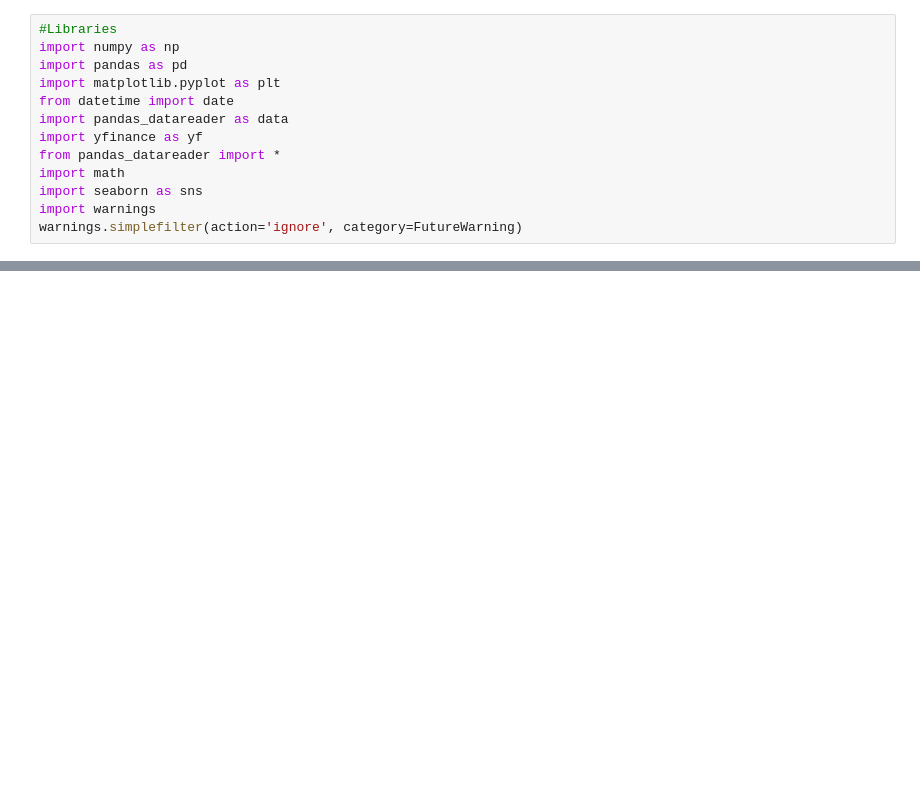
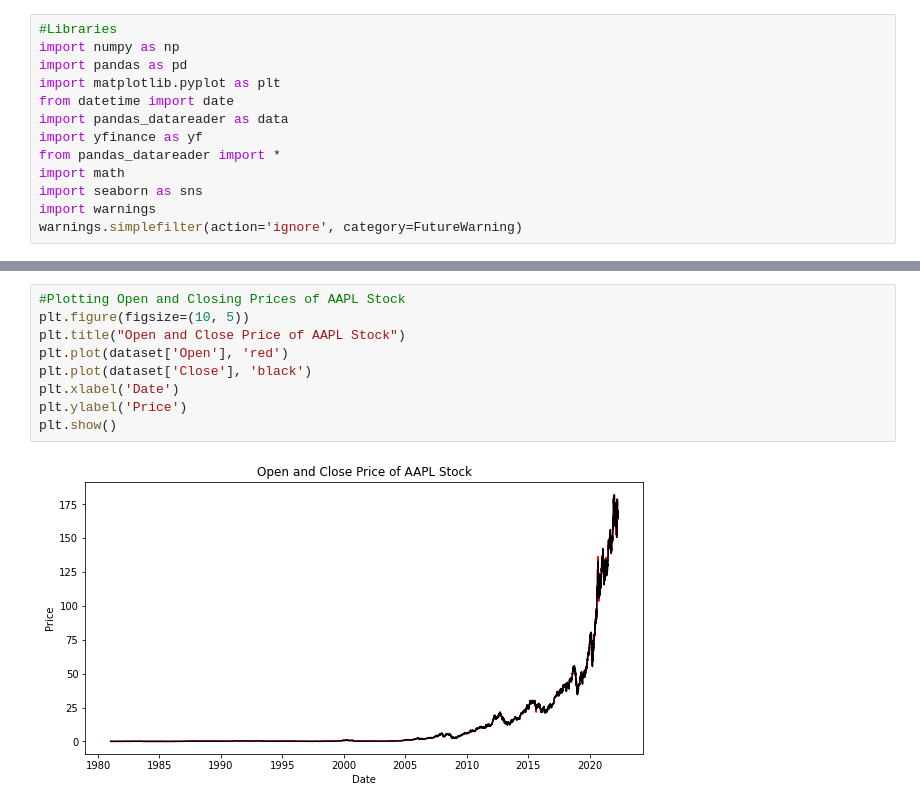
Before and after one commit to shrestha-rahul/Dissertation-Project, a Jupyter notebook: Machine Learning/Regression-EDA.ipynb, the cells around one changed output, grey strips where cells are left out. Drawn from its saved outputs; the diff is of its cells as text; blank space fills up the shorter version.

```diff
--- a/Machine Learning/Regression-EDA.ipynb
+++ b/Machine Learning/Regression-EDA.ipynb
@@ -156,0 +348,11 @@ plt.show()
+# %%
+#Plotting Open and Closing Prices of AAPL Stock
+plt.figure(figsize=(10, 5))
+plt.title("Open and Close Price of AAPL Stock")
+plt.plot(dataset['Open'], 'red')
+plt.plot(dataset['Close'], 'black')
+plt.xlabel('Date')
+plt.ylabel('Price')
+plt.show()
+# %% [output]
+[figure, added]
```
Also changed, not shown: parts of 53 cells of this notebook, 3 other files.
